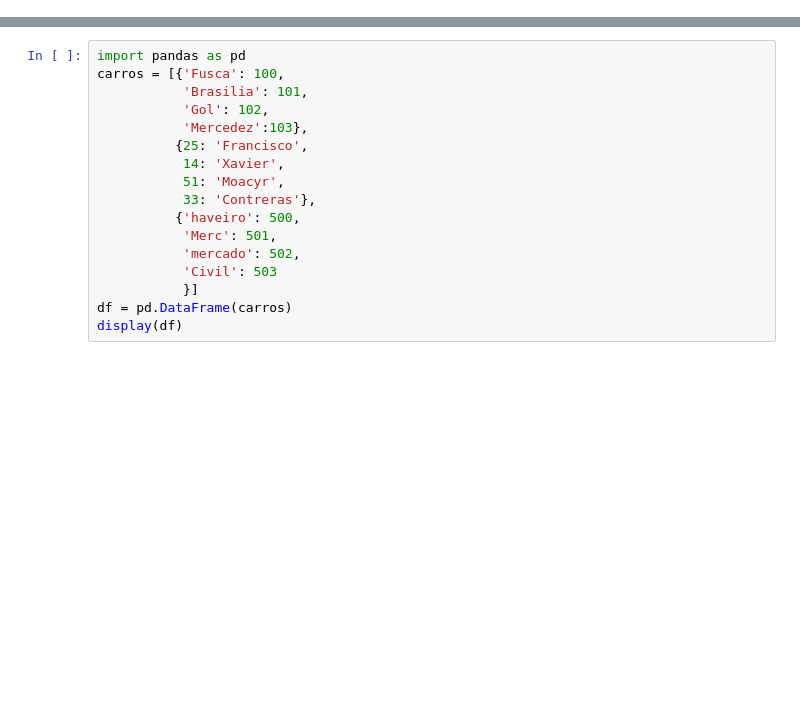
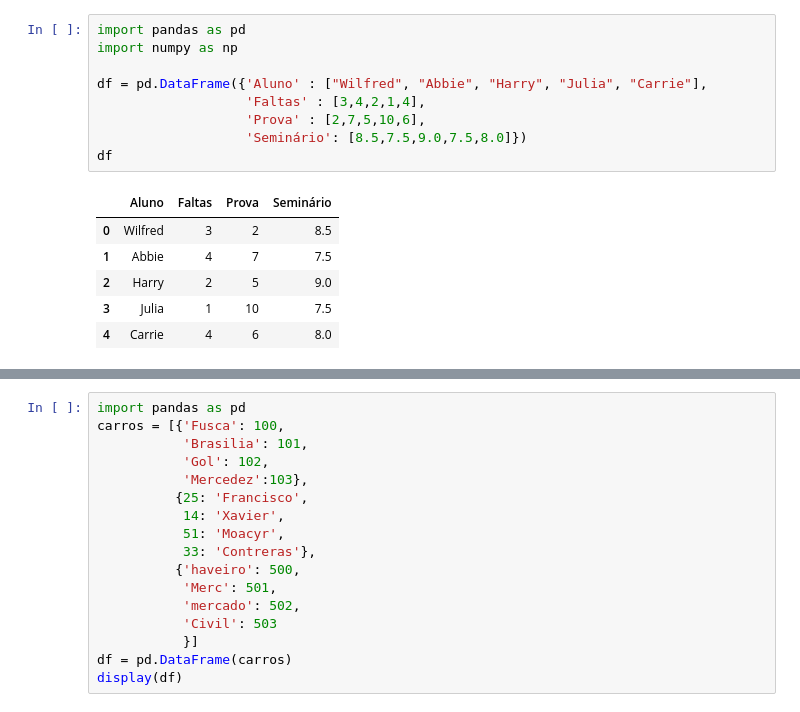
Before and after one commit to luizaraujo/Curso-Python, a Jupyter notebook: MeusTestes.ipynb, the cells around one changed output, grey strips where cells are left out. Cells and saved outputs as stored; diff of their text form; blank space fills up the shorter version.

```diff
--- a/MeusTestes.ipynb
+++ b/MeusTestes.ipynb
@@ -2,0 +14,16 @@
+# %%
+import pandas as pd
+import numpy as np
+
+df = pd.DataFrame({'Aluno' : ["Wilfred", "Abbie", "Harry", "Julia", "Carrie"],
+                   'Faltas' : [3,4,2,1,4],
+                   'Prova' : [2,7,5,10,6],
+                   'Seminário': [8.5,7.5,9.0,7.5,8.0]})
+df
+# %% [output]
+|  | Aluno | Faltas | Prova | Seminário |
+| 0 | Wilfred | 3 | 2 | 8.5 |
+| 1 | Abbie | 4 | 7 | 7.5 |
+| 2 | Harry | 2 | 5 | 9.0 |
+| 3 | Julia | 1 | 10 | 7.5 |
+| 4 | Carrie | 4 | 6 | 8.0 |
```
Also changed, not shown: parts of 15 cells of this notebook.
